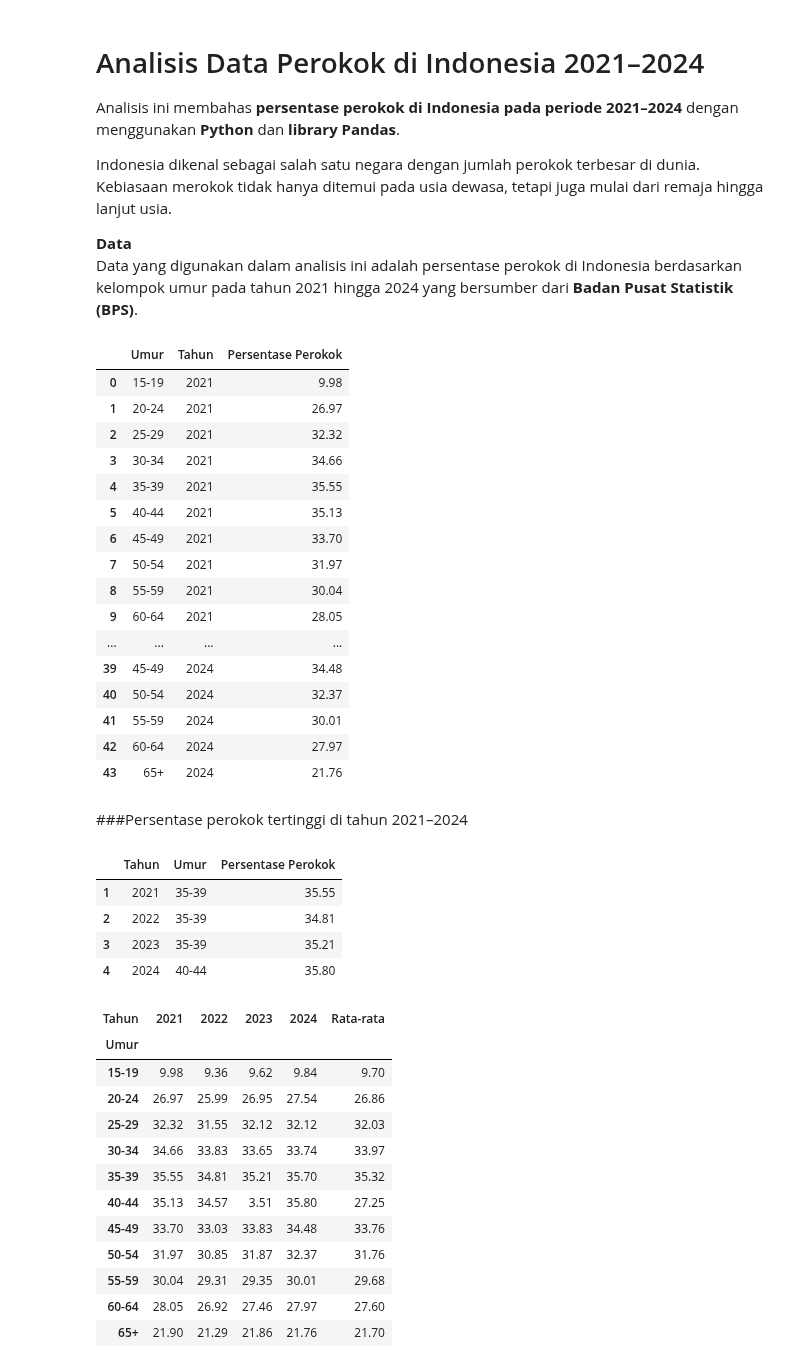
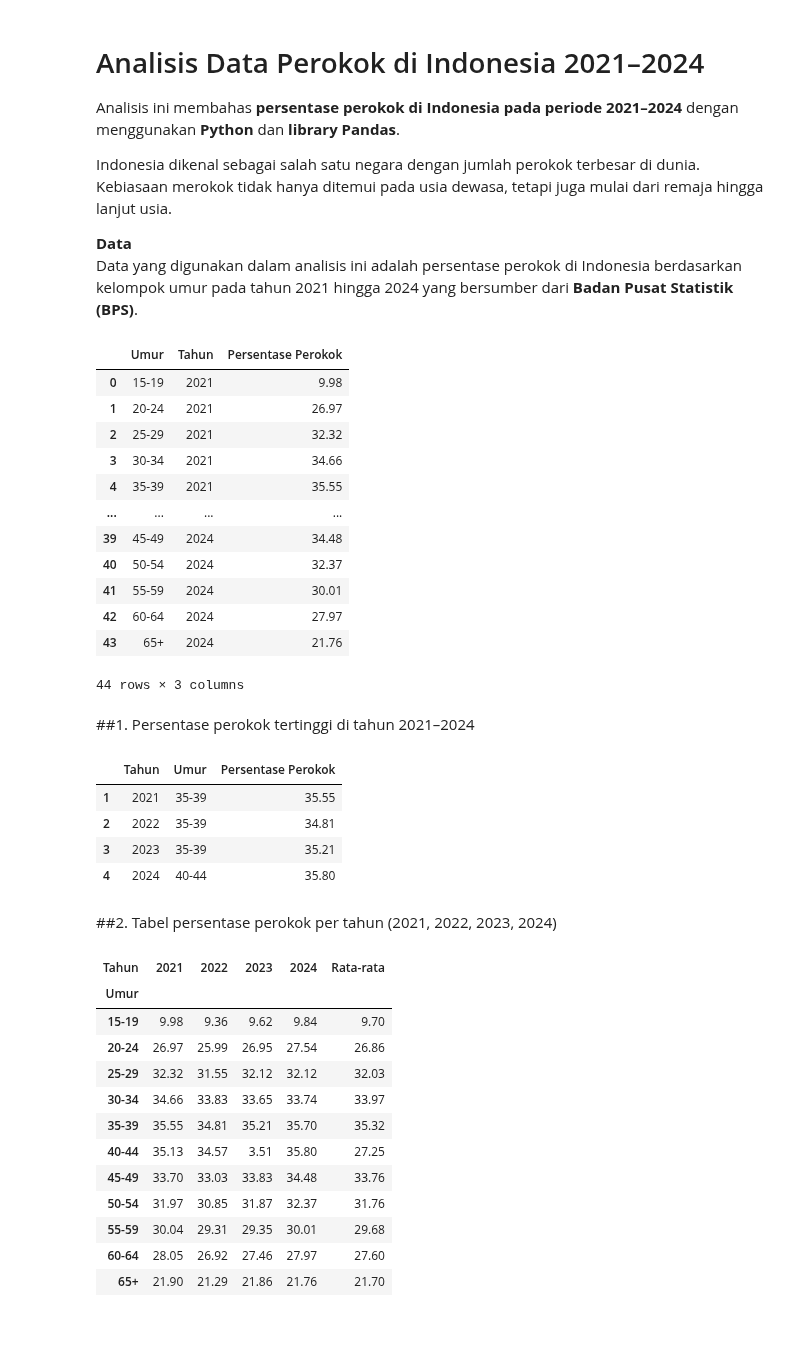
Before and after one commit to IdhamAbidinKaisilay/BelajarDataAnalyst, a Jupyter notebook: Latihan+Analisis+Data+_+Data+Persentase+Perokok+Indonesia.ipynb, the cells around one changed output. Cells and saved outputs as stored; diff of their text form; code cells hidden in the pictures; blank space fills up the shorter version.

```diff
--- a/Latihan+Analisis+Data+_+Data+Persentase+Perokok+Indonesia.ipynb
+++ b/Latihan+Analisis+Data+_+Data+Persentase+Perokok+Indonesia.ipynb
@@ -17,28 +17,25 @@ Indonesia dikenal sebagai salah satu negara dengan jumlah perokok terbesar di du
 
 **Data**
 Data yang digunakan dalam analisis ini adalah persentase perokok di Indonesia berdasarkan kelompok umur pada tahun 2021 hingga 2024 yang bersumber dari **Badan Pusat Statistik (BPS)**.
-# %%
-df
-# %% [output]
-|  | Umur | Tahun | Persentase Perokok |
-| 0 | 15-19 | 2021 | 9.98 |
-| 1 | 20-24 | 2021 | 26.97 |
-| 2 | 25-29 | 2021 | 32.32 |
-| 3 | 30-34 | 2021 | 34.66 |
-| 4 | 35-39 | 2021 | 35.55 |
-| 5 | 40-44 | 2021 | 35.13 |
-| 6 | 45-49 | 2021 | 33.70 |
-| 7 | 50-54 | 2021 | 31.97 |
-| 8 | 55-59 | 2021 | 30.04 |
-| 9 | 60-64 | 2021 | 28.05 |
-| ... | ... | ... | ... |
-| 39 | 45-49 | 2024 | 34.48 |
-| 40 | 50-54 | 2024 | 32.37 |
-| 41 | 55-59 | 2024 | 30.01 |
-| 42 | 60-64 | 2024 | 27.97 |
-| 43 | 65+ | 2024 | 21.76 |
+# %%
+pd.options.display.max_rows = 10
+df
+# %% [output]
+|  | Umur | Tahun | Persentase Perokok |
+| 0 | 15-19 | 2021 | 9.98 |
+| 1 | 20-24 | 2021 | 26.97 |
+| 2 | 25-29 | 2021 | 32.32 |
+| 3 | 30-34 | 2021 | 34.66 |
+| 4 | 35-39 | 2021 | 35.55 |
+| ... | ... | ... | ... |
+| 39 | 45-49 | 2024 | 34.48 |
+| 40 | 50-54 | 2024 | 32.37 |
+| 41 | 55-59 | 2024 | 30.01 |
+| 42 | 60-64 | 2024 | 27.97 |
+| 43 | 65+ | 2024 | 21.76 |
+44 rows × 3 columns
 # %% [markdown]
-###Persentase perokok tertinggi di tahun 2021–2024
+##1. Persentase perokok tertinggi di tahun 2021–2024
 # %%
 # Persentase perokok tertinggi di tahun 2021–2024
 persentase_tertinggi = df.loc[df.groupby('Tahun')['Persentase Perokok'].idxmax()]   # Ambil data persentase tertinggi tiap tahun
@@ -51,6 +48,8 @@ persentase_tertinggi[['Tahun', 'Umur', 'Persentase Perokok']]
 | 2 | 2022 | 35-39 | 34.81 |
 | 3 | 2023 | 35-39 | 35.21 |
 | 4 | 2024 | 40-44 | 35.80 |
+# %% [markdown]
+##2. Tabel persentase perokok per tahun (2021, 2022, 2023, 2024)
 # %%
 #Tabel persentase perokok per tahun (2021, 2022, 2023, 2024)
 pivot_df = df.pivot(index='Umur', columns='Tahun', values='Persentase Perokok')
```
Also changed, not shown: parts of 1 cell of this notebook.
